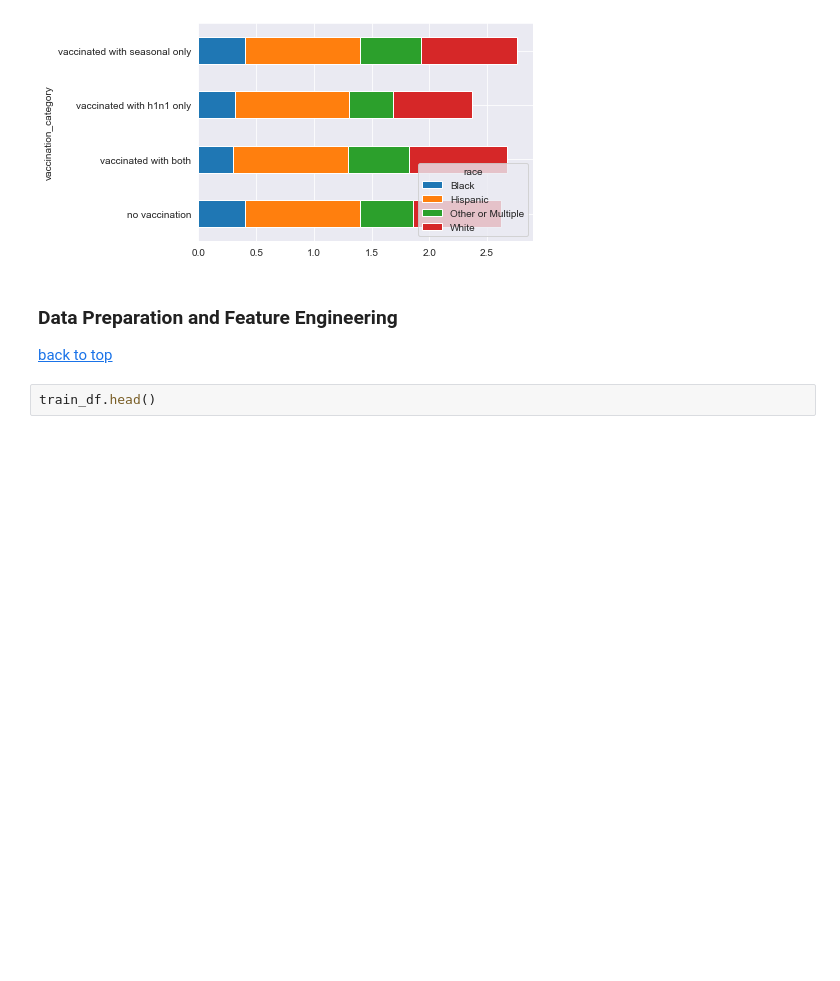
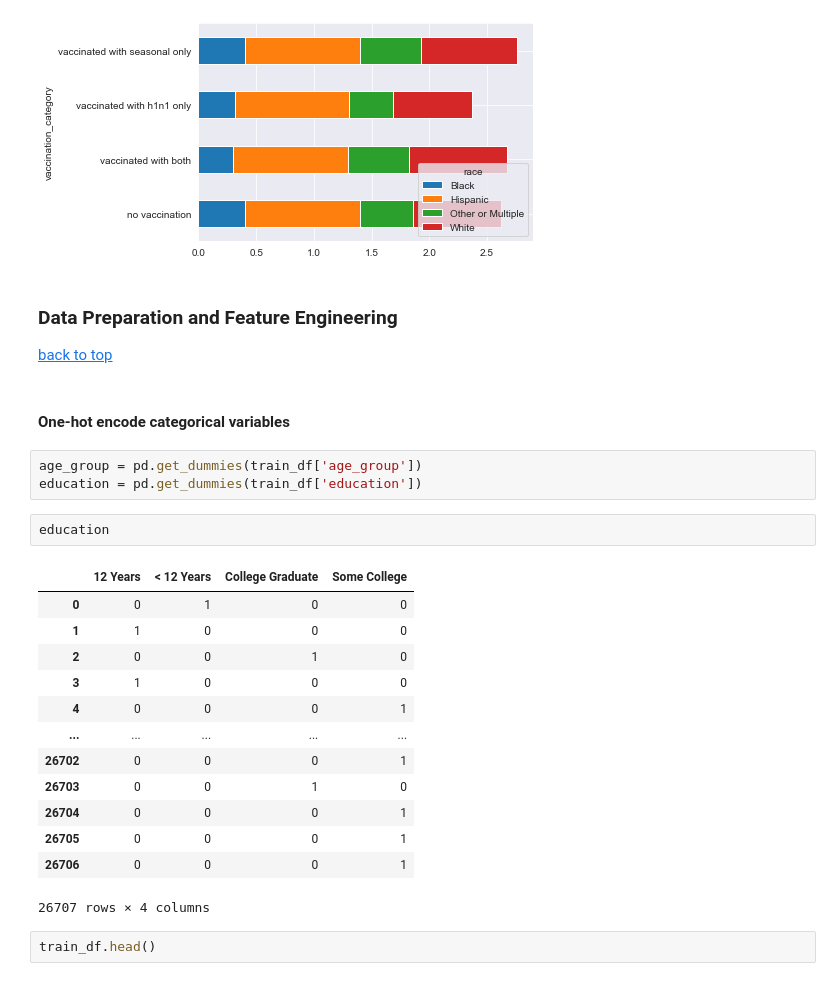
Before and after one commit to lnbalon/mab2133, a Jupyter notebook: workshop/notebooks/01-support-vector-machine.ipynb, the cells around one changed output. Drawn from its saved outputs; the diff is of its cells as text; blank space fills up the shorter version.

```diff
--- a/workshop/notebooks/01-support-vector-machine.ipynb
+++ b/workshop/notebooks/01-support-vector-machine.ipynb
@@ -197,6 +197,27 @@ plt.show()
 ### Data Preparation and Feature Engineering <a name="dataprep"></a>
 
 [back to top](#toc)
+# %% [markdown]
+#### One-hot encode categorical variables
+# %%
+age_group = pd.get_dummies(train_df['age_group'])
+education = pd.get_dummies(train_df['education'])
+# %%
+education
+# %% [output]
+|  | 12 Years | < 12 Years | College Graduate | Some College |
+| 0 | 0 | 1 | 0 | 0 |
+| 1 | 1 | 0 | 0 | 0 |
+| 2 | 0 | 0 | 1 | 0 |
+| 3 | 1 | 0 | 0 | 0 |
+| 4 | 0 | 0 | 0 | 1 |
+| ... | ... | ... | ... | ... |
+| 26702 | 0 | 0 | 0 | 1 |
+| 26703 | 0 | 0 | 1 | 0 |
+| 26704 | 0 | 0 | 0 | 1 |
+| 26705 | 0 | 0 | 0 | 1 |
+| 26706 | 0 | 0 | 0 | 1 |
+26707 rows × 4 columns
 # %%
 train_df.head()
 # %% [output]
```
